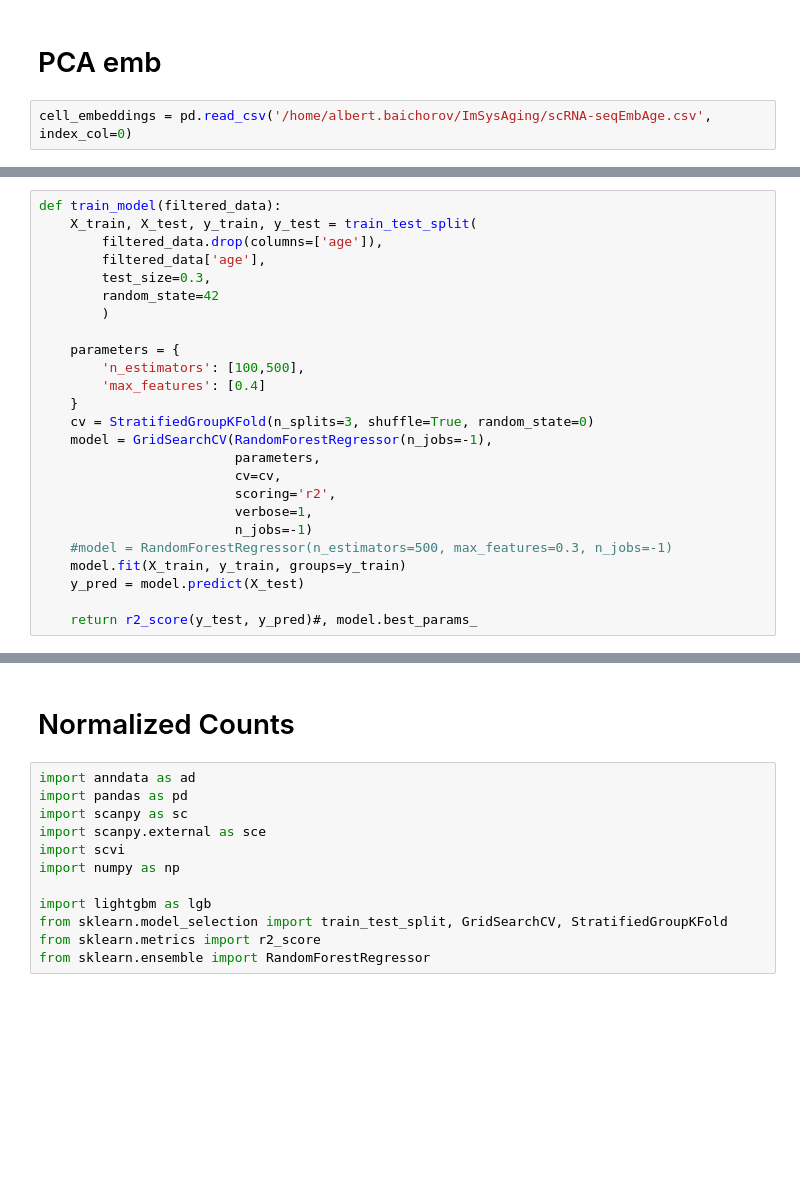
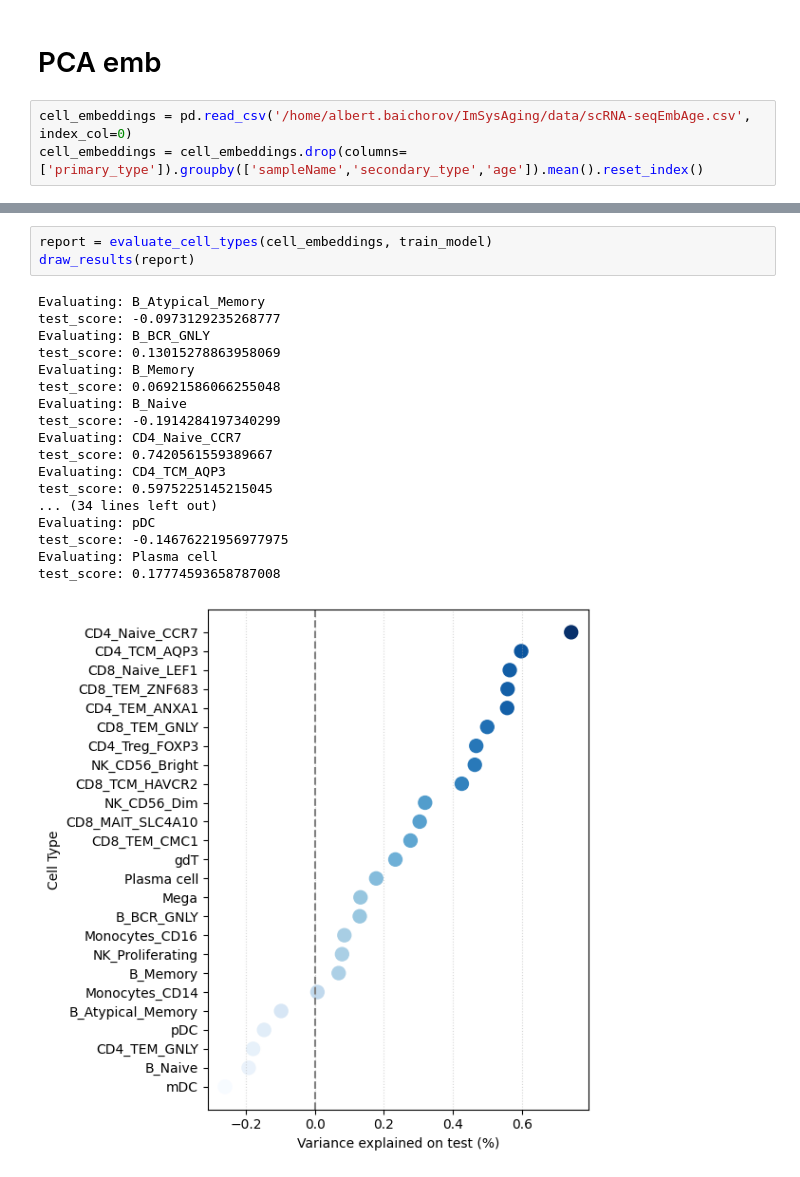
Before and after one commit to AlbertBay/ImSysAging, a Jupyter notebook: train_ageclock.ipynb, the cells around one changed output, grey strips where cells are left out. Cells and saved outputs as stored; diff of their text form; blank space fills up the shorter version.

Commit message:
plots and mrvi res

```diff
--- a/train_ageclock.ipynb
+++ b/train_ageclock.ipynb
@@ -7,4 +75,5 @@ import scvi
 # %% [markdown]
 # PCA emb
 # %%
-cell_embeddings = pd.read_csv('/home/albert.baichorov/ImSysAging/scRNA-seqEmbAge.csv', index_col=0)
+cell_embeddings = pd.read_csv('/home/albert.baichorov/ImSysAging/data/scRNA-seqEmbAge.csv', index_col=0)
+cell_embeddings = cell_embeddings.drop(columns=['primary_type']).groupby(['sampleName','secondary_type','age']).mean().reset_index()
@@ -42,25 +79,0 @@ from sklearn.ensemble import RandomForestRegressor
-# %%
-def train_model(filtered_data):
-    X_train, X_test, y_train, y_test = train_test_split(
-        filtered_data.drop(columns=['age']),
-        filtered_data['age'],
-        test_size=0.3,
-        random_state=42
-        )
-
-    parameters = {
-        'n_estimators': [100,500],
-        'max_features': [0.4]
-    }
-    cv = StratifiedGroupKFold(n_splits=3, shuffle=True, random_state=0)
-    model = GridSearchCV(RandomForestRegressor(n_jobs=-1),
-                         parameters,
-                         cv=cv,
-                         scoring='r2',
-                         verbose=1,
-                         n_jobs=-1)
-    #model = RandomForestRegressor(n_estimators=500, max_features=0.3, n_jobs=-1)
-    model.fit(X_train, y_train, groups=y_train)
-    y_pred = model.predict(X_test)
-
-    return r2_score(y_test, y_pred)#, model.best_params_
@@ -146,14 +80,22 @@ test_score: 0.1314644590644941
-# %% [markdown]
-# Normalized Counts
-# %%
-import anndata as ad
-import pandas as pd
-import scanpy as sc
-import scanpy.external as sce
-import scvi
-import numpy as np
-
-import lightgbm as lgb
-from sklearn.model_selection import train_test_split, GridSearchCV, StratifiedGroupKFold
-from sklearn.metrics import r2_score
-from sklearn.ensemble import RandomForestRegressor
+# %%
+report = evaluate_cell_types(cell_embeddings, train_model)
+draw_results(report)
+# %% [output]
+Evaluating: B_Atypical_Memory
+test_score: -0.0973129235268777
+Evaluating: B_BCR_GNLY
+test_score: 0.13015278863958069
+Evaluating: B_Memory
+test_score: 0.06921586066255048
+Evaluating: B_Naive
+test_score: -0.1914284197340299
+Evaluating: CD4_Naive_CCR7
+test_score: 0.7420561559389667
+Evaluating: CD4_TCM_AQP3
+test_score: 0.5975225145215045
+... (34 lines left out)
+Evaluating: pDC
+test_score: -0.14676221956977975
+Evaluating: Plasma cell
+test_score: 0.17774593658787008
+[figure, added]
```
Also changed, not shown: parts of 24 cells of this notebook, 6 other files.
